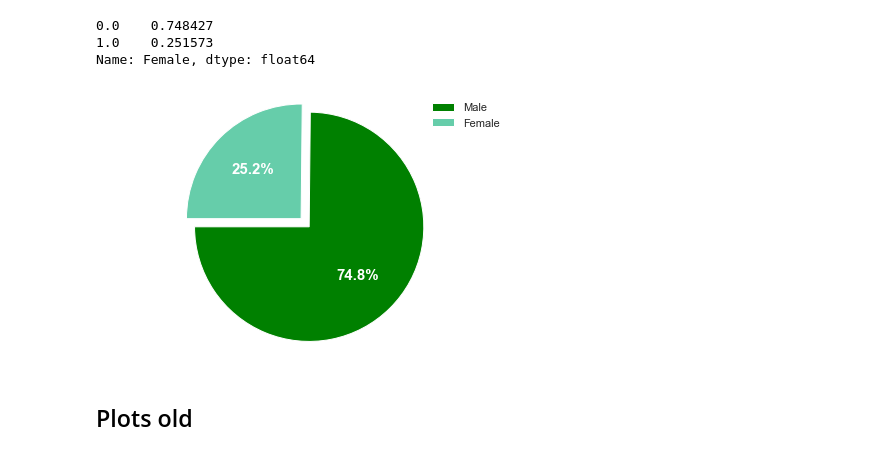
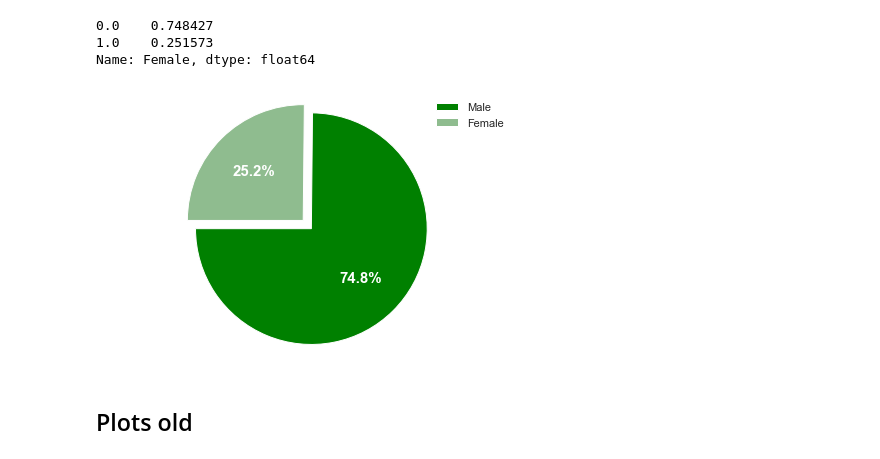
Before and after one commit to jbjornholm/Group-31-SoDa, a Jupyter notebook: Moritz/Exam/Exam Cici.ipynb, the cells around one changed output. Cells and saved outputs as stored; diff of their text form; code cells hidden in the pictures.

```diff
--- a/Moritz/Exam/Exam Cici.ipynb
+++ b/Moritz/Exam/Exam Cici.ipynb
@@ -219,21 +206,21 @@ Name: Female, dtype: float64
 # %%
 import matplotlib.pyplot as plt
 
 # Pie chart, where the slices will be ordered and plotted counter-clockwise:
 labels = 'Male', 'Female'
 #sizes = [15, 30] # ratios female and male
 explode = (0, 0.1)  # only "explode" the 2nd slice (i.e. 'Female')
 
 fig1, ax1 = plt.subplots()
 wedges, texts, autotexts = ax1.pie(ratios, explode=explode, labels=labels, autopct='%1.1f%%',
-        shadow=False, startangle=180, colors = ["green",'mediumaquamarine'], textprops=dict(color="white"), wedgeprops   = { 'linewidth' : 1,'edgecolor' : "white" })
+        shadow=False, startangle=180, colors = ["green",'darkseagreen'], textprops=dict(color="white"), wedgeprops   = { 'linewidth' : 1,'edgecolor' : "white" })
 plt.setp(autotexts, size=15, weight="bold")
 plt.legend(wedges, labels, loc="best", frameon=False)
 ax1.axis('equal')  # Equal aspect ratio ensures that pie is drawn as a circle.
 plt.tight_layout()
 plt.show()
 # %% [output]
-[figure, old version]
+[figure, new version]
 # %% [markdown]
 ## Plots old
 # %%
```
Also changed, not shown: parts of 3 cells of this notebook, 2 other files.
